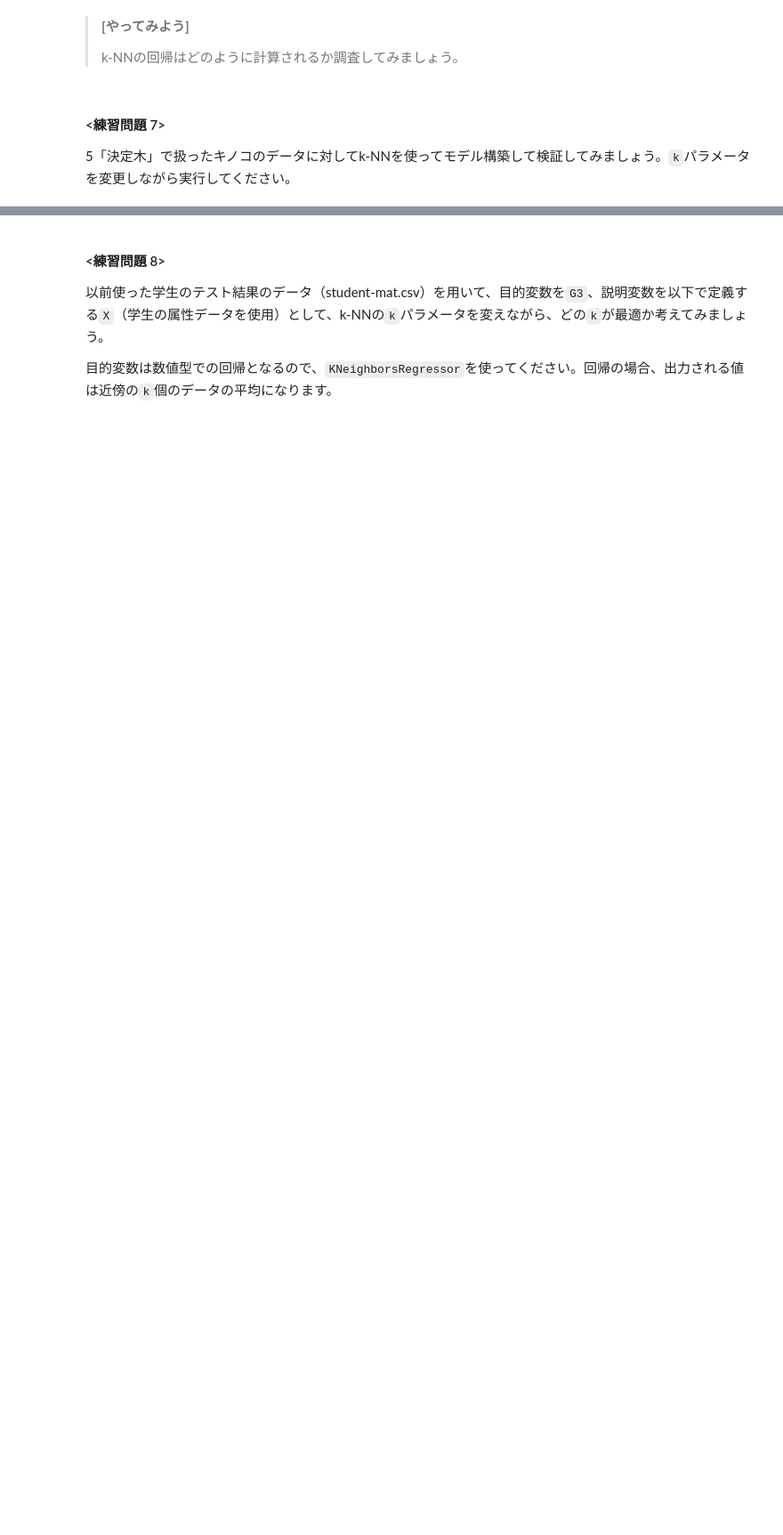
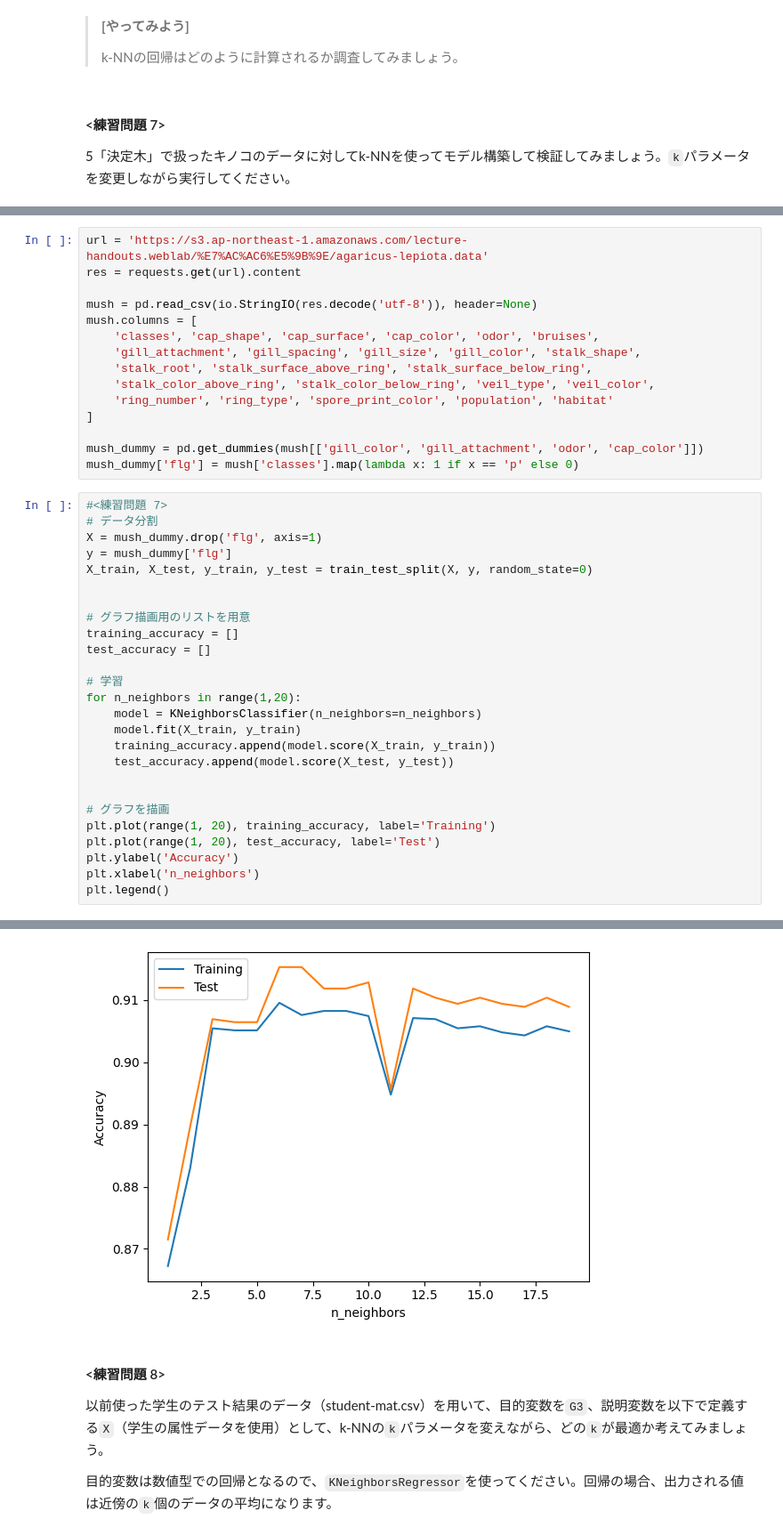
Before and after one commit to iwatsuki-yuuki/Matsuo-GCI, a Jupyter notebook: GCI第６回講義演習.ipynb, the cells around one changed output, grey strips where cells are left out. Shown at 89% size. Saved outputs shown, nothing was run; the diff lists cells and outputs as text; blank space fills up the shorter version.

```diff
--- a/GCI第６回講義演習.ipynb
+++ b/GCI第６回講義演習.ipynb
@@ -964,0 +1238,42 @@ plt.legend()
+# %%
+url = 'https://s3.ap-northeast-1.amazonaws.com/lecture-handouts.weblab/%E7%AC%AC6%E5%9B%9E/agaricus-lepiota.data'
+res = requests.get(url).content
+
+mush = pd.read_csv(io.StringIO(res.decode('utf-8')), header=None)
+mush.columns = [
+    'classes', 'cap_shape', 'cap_surface', 'cap_color', 'odor', 'bruises',
+    'gill_attachment', 'gill_spacing', 'gill_size', 'gill_color', 'stalk_shape',
+    'stalk_root', 'stalk_surface_above_ring', 'stalk_surface_below_ring',
+    'stalk_color_above_ring', 'stalk_color_below_ring', 'veil_type', 'veil_color',
+    'ring_number', 'ring_type', 'spore_print_color', 'population', 'habitat'
+]
+
+mush_dummy = pd.get_dummies(mush[['gill_color', 'gill_attachment', 'odor', 'cap_color']])
+mush_dummy['flg'] = mush['classes'].map(lambda x: 1 if x == 'p' else 0)
+# %%
+#<練習問題 7>
+# データ分割
+X = mush_dummy.drop('flg', axis=1)
+y = mush_dummy['flg']
+X_train, X_test, y_train, y_test = train_test_split(X, y, random_state=0)
+
+
+# グラフ描画用のリストを用意
+training_accuracy = []
+test_accuracy = []
+
+# 学習
+for n_neighbors in range(1,20):
+    model = KNeighborsClassifier(n_neighbors=n_neighbors)
+    model.fit(X_train, y_train)
+    training_accuracy.append(model.score(X_train, y_train))
+    test_accuracy.append(model.score(X_test, y_test))
+
+
+# グラフを描画
+plt.plot(range(1, 20), training_accuracy, label='Training')
+plt.plot(range(1, 20), test_accuracy, label='Test')
+plt.ylabel('Accuracy')
+plt.xlabel('n_neighbors')
+plt.legend()
+# %% [output]
@@ -965,3 +1281,4 @@ plt.legend()
+[figure, added]
 # %% [markdown]
 ####  <練習問題 8>
 以前使った学生のテスト結果のデータ（student-mat.csv）を用いて、目的変数を`G3`、説明変数を以下で定義する`X`（学生の属性データを使用）として、k-NNの`k`パラメータを変えながら、どの`k`が最適か考えてみましょう。
```
Also changed, not shown: parts of 38 cells of this notebook.
